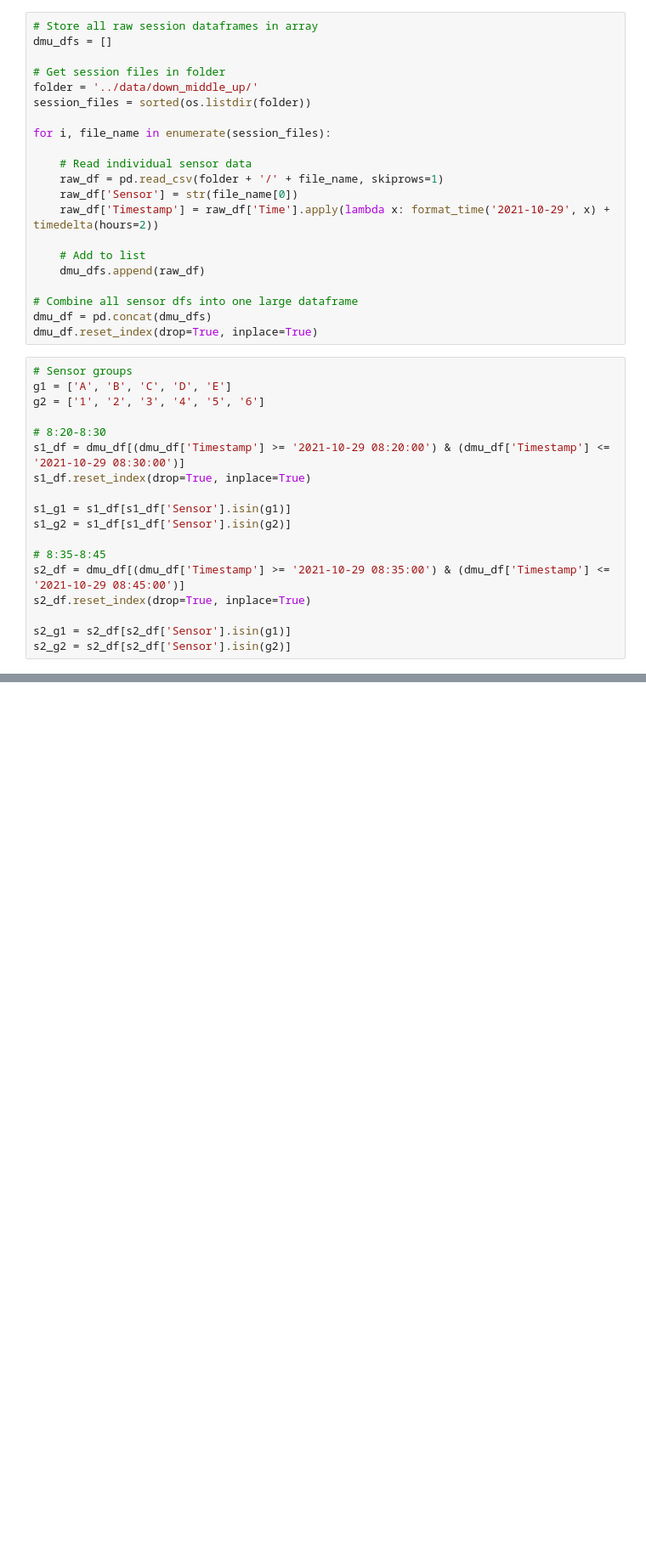
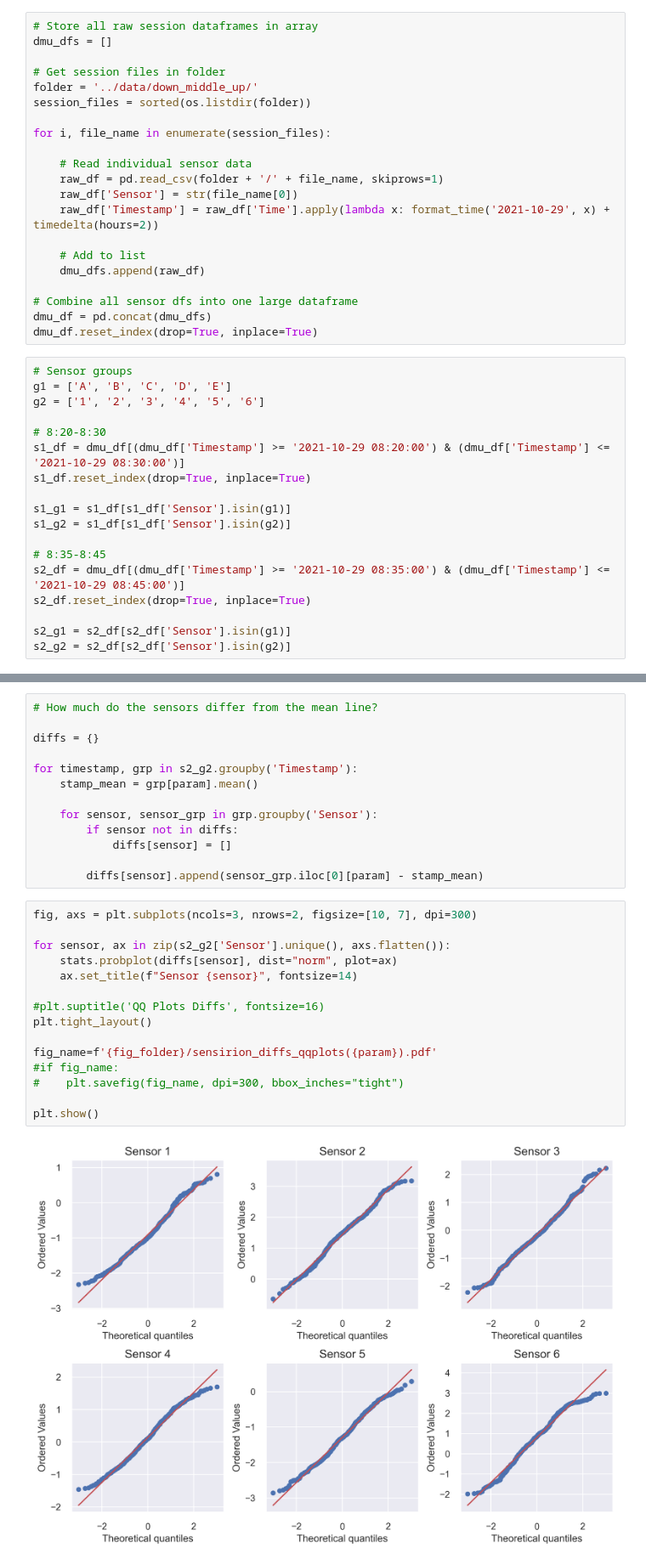
Before and after one commit to aliceheiman/air-pollution-stockholm-subway, a Jupyter notebook: scripts/DownMiddleUp.ipynb, the cells around one changed output, grey strips where cells are left out. Shown at 85% size. Cells and saved outputs as stored; diff of their text form; blank space fills up the shorter version.

```diff
--- a/scripts/DownMiddleUp.ipynb
+++ b/scripts/DownMiddleUp.ipynb
@@ -138,0 +160,30 @@ Figure saved to ../results/down_middle_up/odenplanP_vs_odenplanT.pdf
+# %%
+# How much do the sensors differ from the mean line?
+
+diffs = {}
+
+for timestamp, grp in s2_g2.groupby('Timestamp'):
+    stamp_mean = grp[param].mean()
+
+    for sensor, sensor_grp in grp.groupby('Sensor'):
+        if sensor not in diffs:
+            diffs[sensor] = []
+
+        diffs[sensor].append(sensor_grp.iloc[0][param] - stamp_mean)
+# %%
+fig, axs = plt.subplots(ncols=3, nrows=2, figsize=[10, 7], dpi=300)
+
+for sensor, ax in zip(s2_g2['Sensor'].unique(), axs.flatten()):
+    stats.probplot(diffs[sensor], dist="norm", plot=ax)
+    ax.set_title(f"Sensor {sensor}", fontsize=14)
+
+#plt.suptitle('QQ Plots Diffs', fontsize=16)
+plt.tight_layout()
+
+fig_name=f'{fig_folder}/sensirion_diffs_qqplots({param}).pdf'
+#if fig_name:
+#    plt.savefig(fig_name, dpi=300, bbox_inches="tight")
+
+plt.show()
+# %% [output]
+[figure, added]
```
Also changed, not shown: parts of 3 cells of this notebook, 14 other files.
